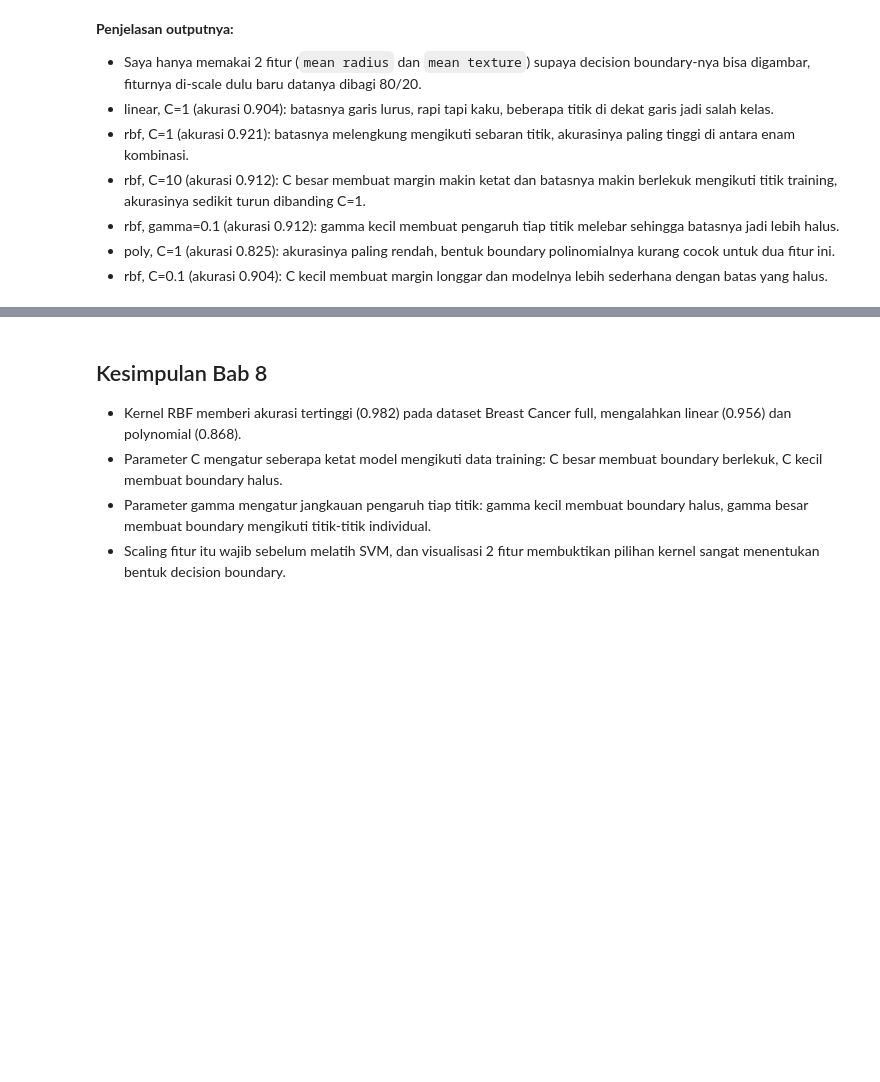
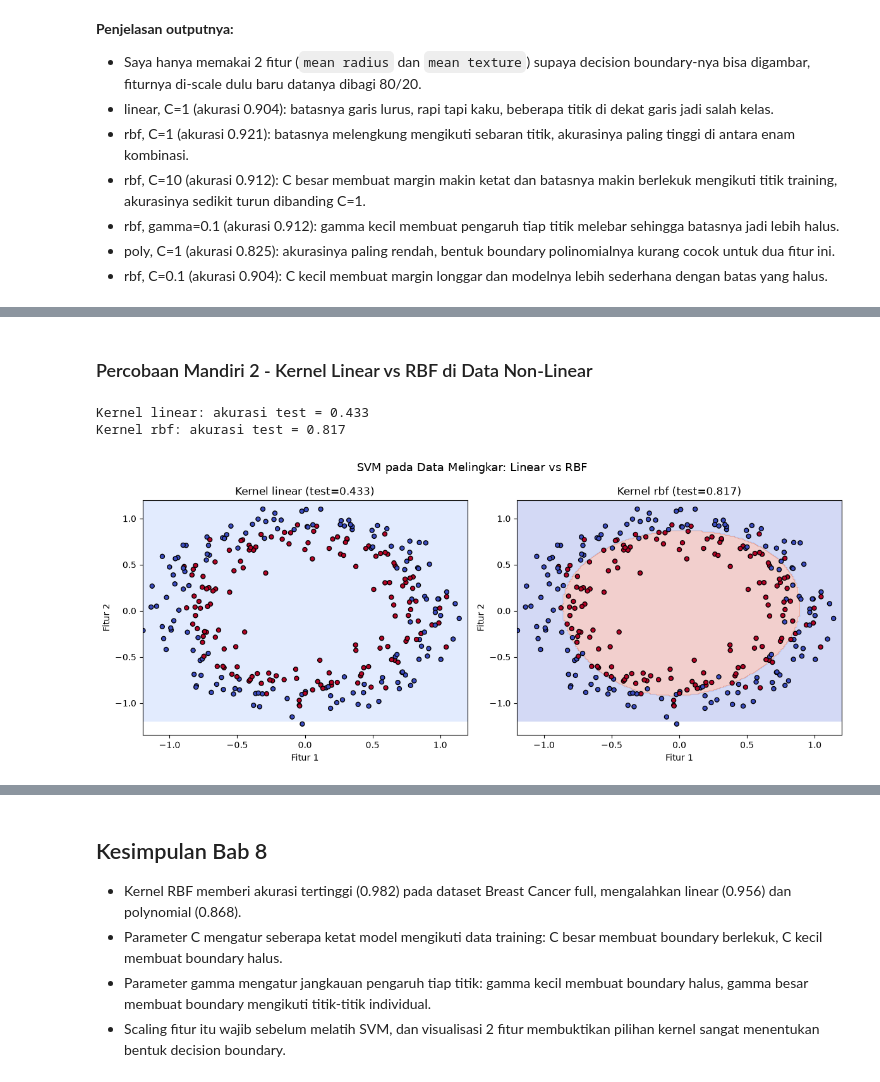
Before and after one commit to dandienter/praktikumML, a Jupyter notebook: bab-08-support-vector-machine/praktikum-bab-08.ipynb, the cells around one changed output, grey strips where cells are left out. Saved outputs shown, nothing was run; the diff lists cells and outputs as text; code cells hidden in the pictures; blank space fills up the shorter version.

Commit message:
tambah Percobaan Mandiri di Bab 8 (SVM) dan Bab 9 (Ensemble), rebuild PDF

```diff
--- a/bab-08-support-vector-machine/praktikum-bab-08.ipynb
+++ b/bab-08-support-vector-machine/praktikum-bab-08.ipynb
@@ -147,0 +209,36 @@ plt.show()
+# %% [markdown]
+### Percobaan Mandiri 2 - Kernel Linear vs RBF di Data Non-Linear
+# %%
+%matplotlib inline
+import numpy as np
+import matplotlib.pyplot as plt
+from sklearn.datasets import make_circles
+from sklearn.model_selection import train_test_split
+from sklearn.svm import SVC
+from sklearn.metrics import accuracy_score
+
+X, y = make_circles(n_samples=300, noise=0.1, random_state=42)
+X_train, X_test, y_train, y_test = train_test_split(X, y, test_size=0.2, random_state=42)
+
+fig, axes = plt.subplots(1, 2, figsize=(12, 5))
+for ax, kernel in zip(axes, ["linear", "rbf"]):
+    clf = SVC(kernel=kernel)
+    clf.fit(X_train, y_train)
+    acc = accuracy_score(y_test, clf.predict(X_test))
+    print(f"Kernel {kernel}: akurasi test = {acc:.3f}")
+
+    xx, yy = np.meshgrid(np.linspace(-1.2, 1.2, 200),
+                         np.linspace(-1.2, 1.2, 200))
+    Z = clf.predict(np.c_[xx.ravel(), yy.ravel()]).reshape(xx.shape)
+    ax.contourf(xx, yy, Z, alpha=0.25, cmap=plt.cm.coolwarm)
+    ax.scatter(X[:, 0], X[:, 1], c=y, cmap=plt.cm.coolwarm, edgecolor="k", s=25)
+    ax.set_title(f"Kernel {kernel} (test={acc:.3f})")
+    ax.set_xlabel("Fitur 1")
+    ax.set_ylabel("Fitur 2")
+plt.suptitle("SVM pada Data Melingkar: Linear vs RBF", fontsize=13)
+plt.tight_layout()
+plt.show()
+# %% [output]
+Kernel linear: akurasi test = 0.433
+Kernel rbf: akurasi test = 0.817
+[figure, added]
```
Also changed, not shown: parts of 8 cells of this notebook, 5 other files.
